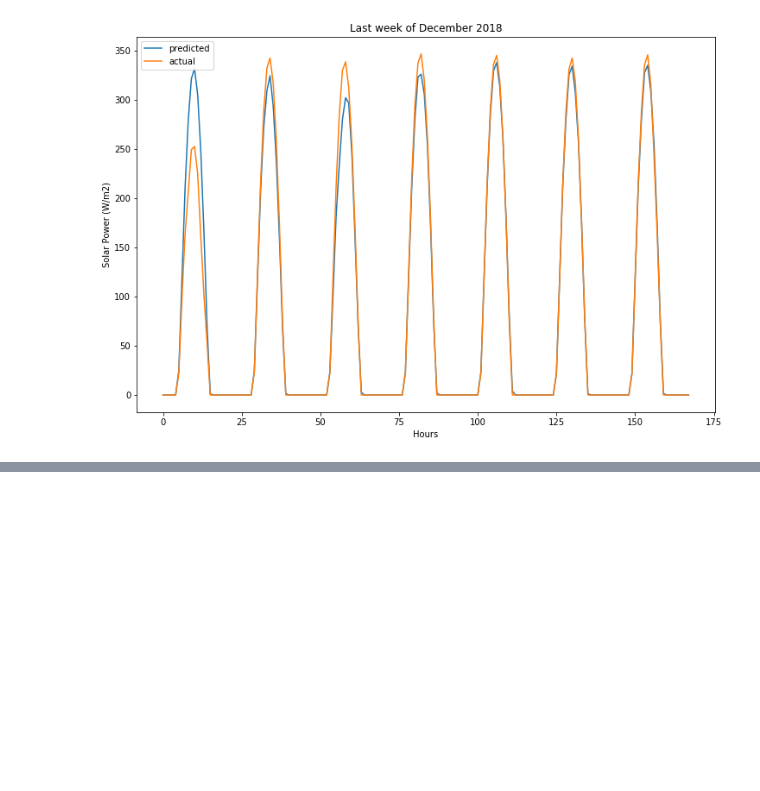
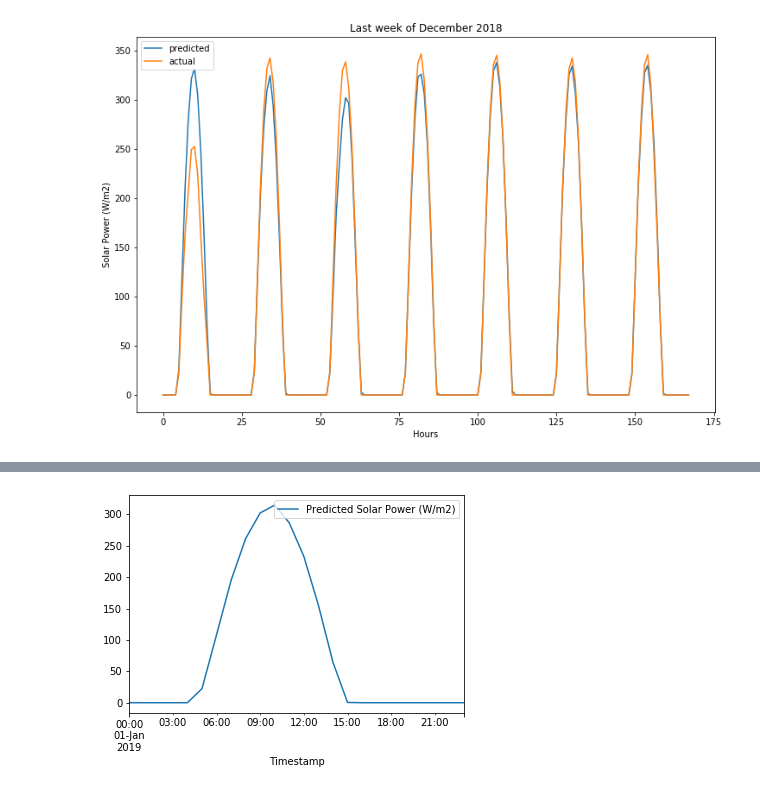
Before and after one commit to davidrpugh/junctionx-kaust-2019, a Jupyter notebook: notebooks/predicting-solar-power-at-neom.ipynb, the cells around one changed output, grey strips where cells are left out. Cells and saved outputs as stored; diff of their text form; code cells hidden in the pictures; blank space fills up the shorter version.

```diff
--- a/notebooks/predicting-solar-power-at-neom.ipynb
+++ b/notebooks/predicting-solar-power-at-neom.ipynb
@@ -698,0 +721,27 @@ Text(0.5, 0, 'Hours')
+# %%
+# combine the training and validtion data
+combined_training_features = pd.concat([training_features, validation_features])
+transformed_combined_training_features = preprocess_features(combined_training_features)
+combined_training_target = pd.concat([training_target, validation_target])
+
+# tune a random forest regressor using CV ro avoid overfitting
+_prng = np.random.RandomState(42)
+
+_param_distributions = {
+    "n_estimators": stats.geom(p=0.01),
+     "min_samples_split": stats.beta(a=1, b=99),
+     "min_samples_leaf": stats.beta(a=1, b=999),
+}
+
+tuned_random_forest_regressor = model_selection.RandomizedSearchCV(
+    ensemble.RandomForestRegressor(n_estimators=100, random_state=_prng),
+    param_distributions=_param_distributions,
+    scoring="neg_mean_squared_error",
+    random_state=_prng,
+    n_iter=10,
+    cv=8,
+    n_jobs=2,
+    verbose=10
+)
+
+tuned_random_forest_regressor.fit(combined_training_features, combined_training_target)
@@ -698,0 +816,10 @@ Text(0.5, 0, 'Hours')
+# %%
+incoming_features = features.loc[[4017]]
+new_predictions = tuned_random_forest_regressor.predict(incoming_features)[0]
+solar_power_forecast = (pd.DataFrame.from_dict({"Timestamp": pd.date_range(start="2019-01-01", end="2019-01-01 23:00:00", freq='H'),
+                                                "Predicted Solar Power (W/m2)": new_predictions})
+                          .set_index("Timestamp", inplace=False))
+# %%
+_ = solar_power_forecast.plot()
+# %% [output]
+[figure, added]
```
Also changed, not shown: parts of 15 cells of this notebook.
